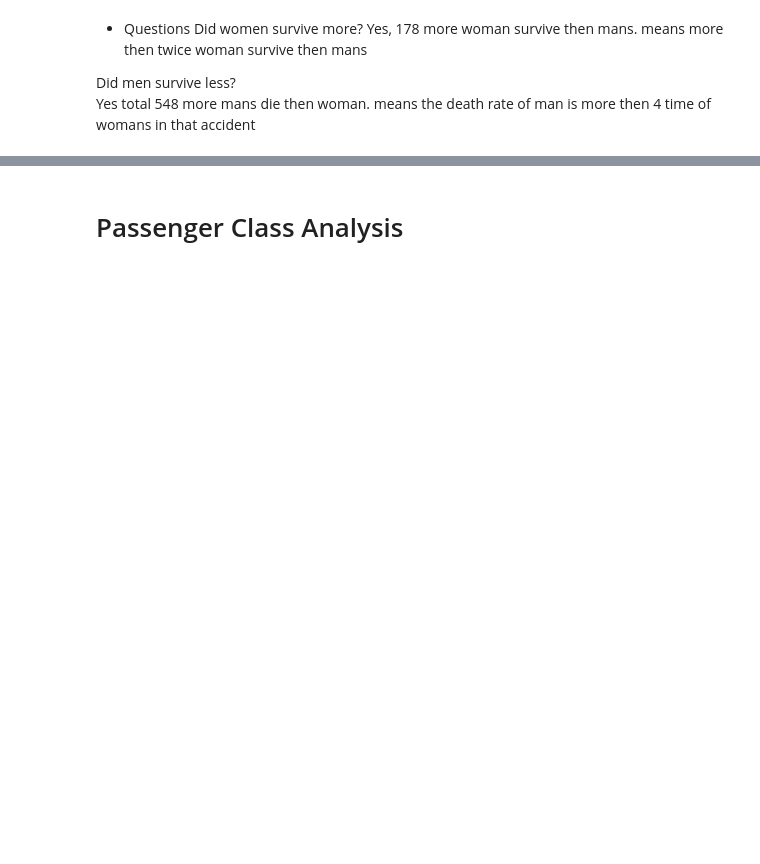
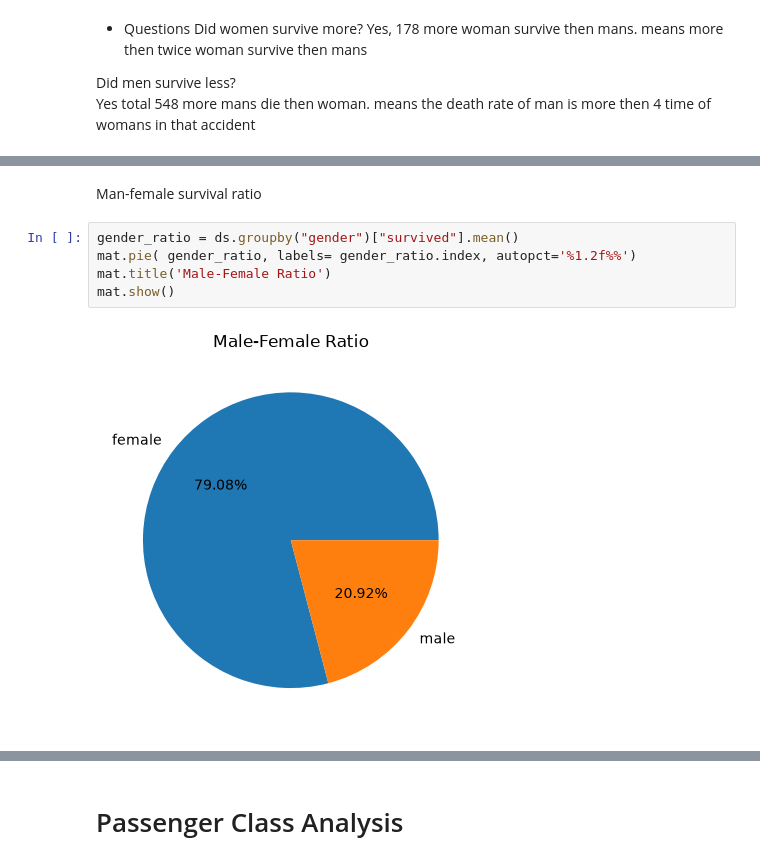
Before and after one commit to kumarvansh8956-cell/Titanic-Survival-EDA, a Jupyter notebook: The_Titanic_notebook.ipynb, the cells around one changed output, grey strips where cells are left out. Saved outputs shown, nothing was run; the diff lists cells and outputs as text; blank space fills up the shorter version.

```diff
--- a/The_Titanic_notebook.ipynb
+++ b/The_Titanic_notebook.ipynb
@@ -639,0 +517,9 @@ Yes total  548 more mans die then woman. means the death rate of man is more the
+# %% [markdown]
+Man-female survival ratio
+# %%
+gender_ratio = ds.groupby("gender")["survived"].mean()
+mat.pie( gender_ratio, labels= gender_ratio.index, autopct='%1.2f%%')
+mat.title('Male-Female Ratio')
+mat.show()
+# %% [output]
+[figure, added]
```
Also changed, not shown: parts of 99 cells of this notebook, 16 other files.
